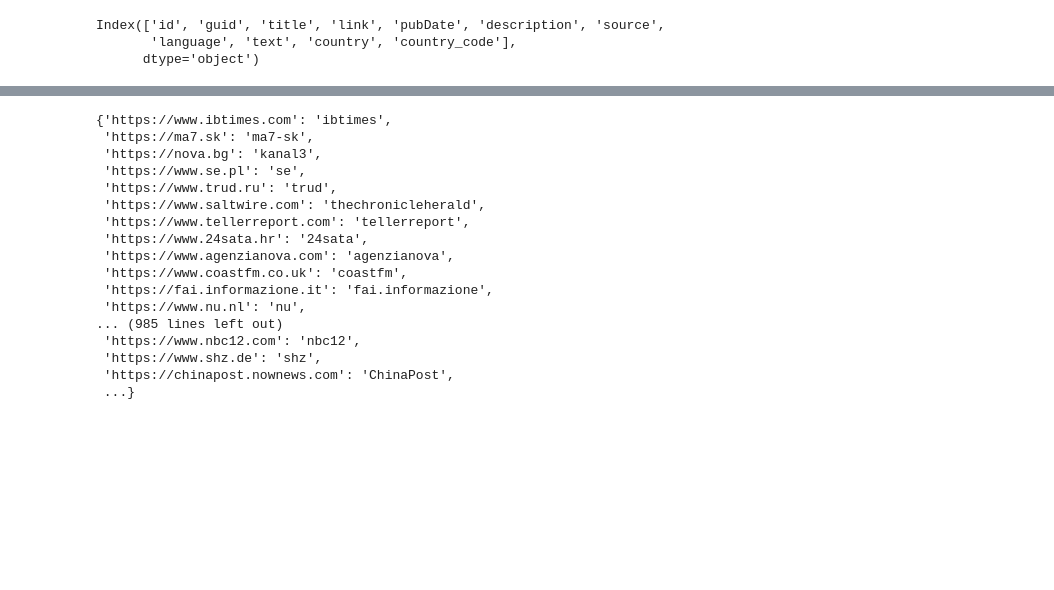
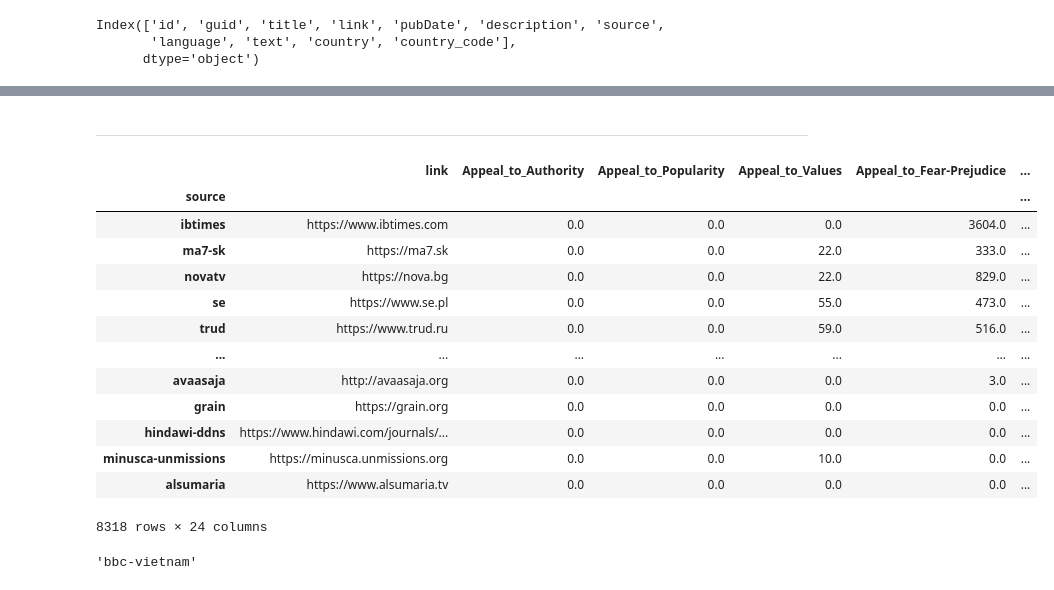
Before and after one commit to Stealth-py/FactandBias, a Jupyter notebook: parse_data.ipynb, the cells around one changed output, grey strips where cells are left out. Saved outputs shown, nothing was run; the diff lists cells and outputs as text; code cells hidden in the pictures; blank space fills up the shorter version.

```diff
--- a/parse_data.ipynb
+++ b/parse_data.ipynb
@@ -131,2 +84,4 @@ Index(['id', 'guid', 'title', 'link', 'pubDate', 'description', 'source',
 # %%
 df = df.drop_duplicates(subset=["source"])
+# %%
+df_newind = df.set_index('source')
@@ -142,0 +119,5 @@ def get_base_url(x):
+# %%
+df_pq = df_new.set_index("link")
+
+df_pq = df_pq.groupby('link').mean()
+df_pq["source"] = list(basemapped_to_link.values())
@@ -143,3 +128,5 @@ def get_base_url(x):
+# %% [markdown]
+---
 # %%
 df_new.link = df_new.link.apply(lambda x: get_base_url(x))
 # %%
@@ -148,30 +135,31 @@ df_new_new = df_new.set_index("link")
 df_new_new.to_parquet("data/linkmapped_eu_data.parquet")
 # %%
 basemapped_to_link = dict(df_new.link)
+# %%
+df_new
+# %% [output]
+|  | link | Appeal_to_Authority | Appeal_to_Popularity | Appeal_to_Values | Appeal_to_Fear-Prejudice | ... |
+| source |  |  |  |  |  | ... |
+| ibtimes | https://www.ibtimes.com | 0.0 | 0.0 | 0.0 | 3604.0 | ... |
+| ma7-sk | https://ma7.sk | 0.0 | 0.0 | 22.0 | 333.0 | ... |
+| novatv | https://nova.bg | 0.0 | 0.0 | 22.0 | 829.0 | ... |
+| se | https://www.se.pl | 0.0 | 0.0 | 55.0 | 473.0 | ... |
+| trud | https://www.trud.ru | 0.0 | 0.0 | 59.0 | 516.0 | ... |
+| ... | ... | ... | ... | ... | ... | ... |
+| avaasaja | http://avaasaja.org | 0.0 | 0.0 | 0.0 | 3.0 | ... |
+| grain | https://grain.org | 0.0 | 0.0 | 0.0 | 0.0 | ... |
+| hindawi-ddns | https://www.hindawi.com/journals/... | 0.0 | 0.0 | 0.0 | 0.0 | ... |
+| minusca-unmissions | https://minusca.unmissions.org | 0.0 | 0.0 | 10.0 | 0.0 | ... |
+| alsumaria | https://www.alsumaria.tv | 0.0 | 0.0 | 0.0 | 0.0 | ... |
+8318 rows × 24 columns
 # %%
 basemapped_to_link = {v: k for k, v in basemapped_to_link.items()}
-# %%
-basemapped_to_link
-# %% [output]
-{'https://www.ibtimes.com': 'ibtimes',
- 'https://ma7.sk': 'ma7-sk',
- 'https://nova.bg': 'kanal3',
- 'https://www.se.pl': 'se',
- 'https://www.trud.ru': 'trud',
- 'https://www.saltwire.com': 'thechronicleherald',
- 'https://www.tellerreport.com': 'tellerreport',
- 'https://www.24sata.hr': '24sata',
- 'https://www.agenzianova.com': 'agenzianova',
- 'https://www.coastfm.co.uk': 'coastfm',
- 'https://fai.informazione.it': 'fai.informazione',
- 'https://www.nu.nl': 'nu',
-... (985 lines left out)
- 'https://www.nbc12.com': 'nbc12',
- 'https://www.shz.de': 'shz',
- 'https://chinapost.nownews.com': 'ChinaPost',
- ...}
 # %%
 import json
 
 with open("data/linkmapping.json", "w") as file:
     json.dump(basemapped_to_link, file, indent = 4)
+# %%
+basemapped_to_link['https://www.bbc.com']
+# %% [output]
+'bbc-vietnam'
```
Also changed, not shown: parts of 17 cells of this notebook, 5 other files.
